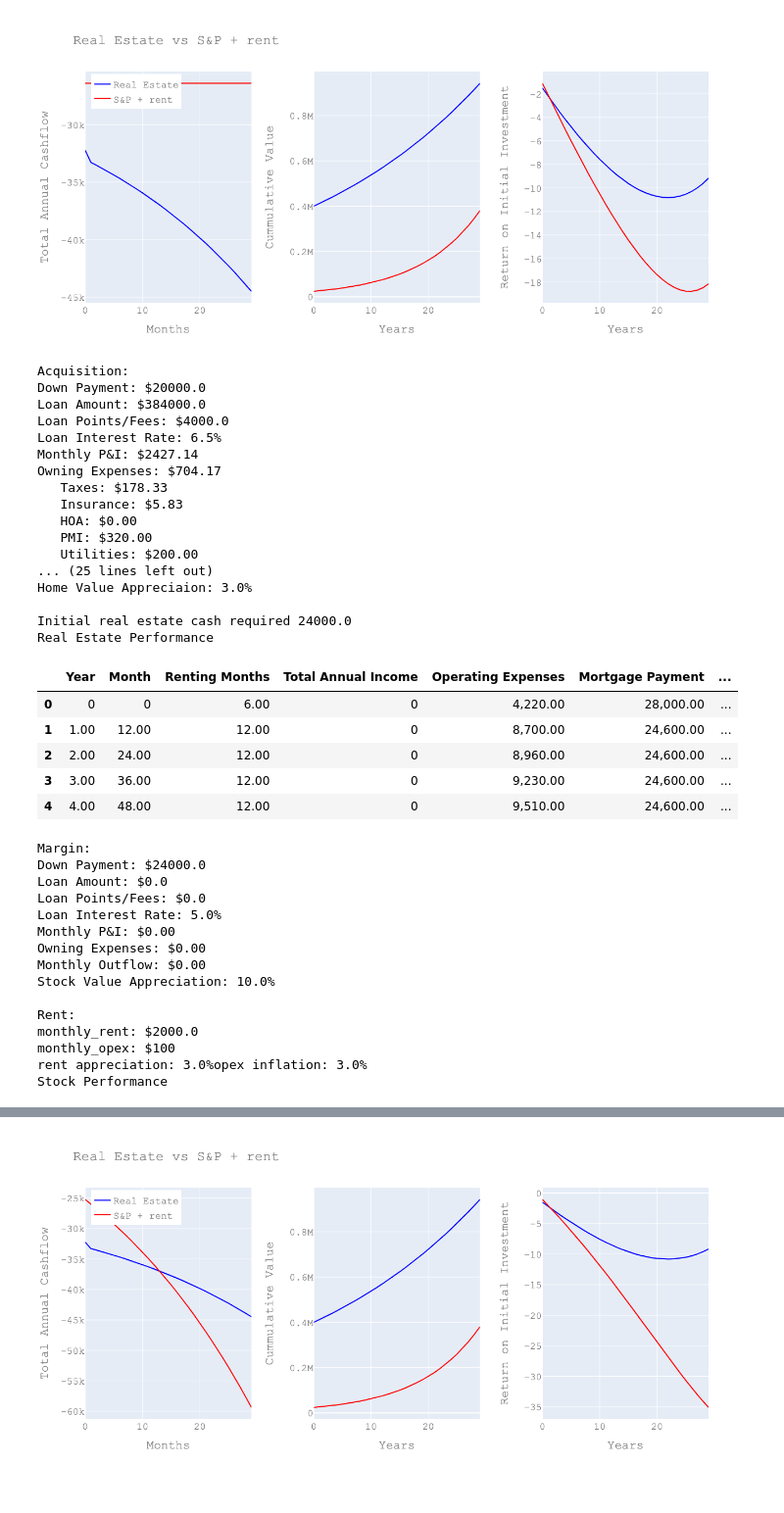
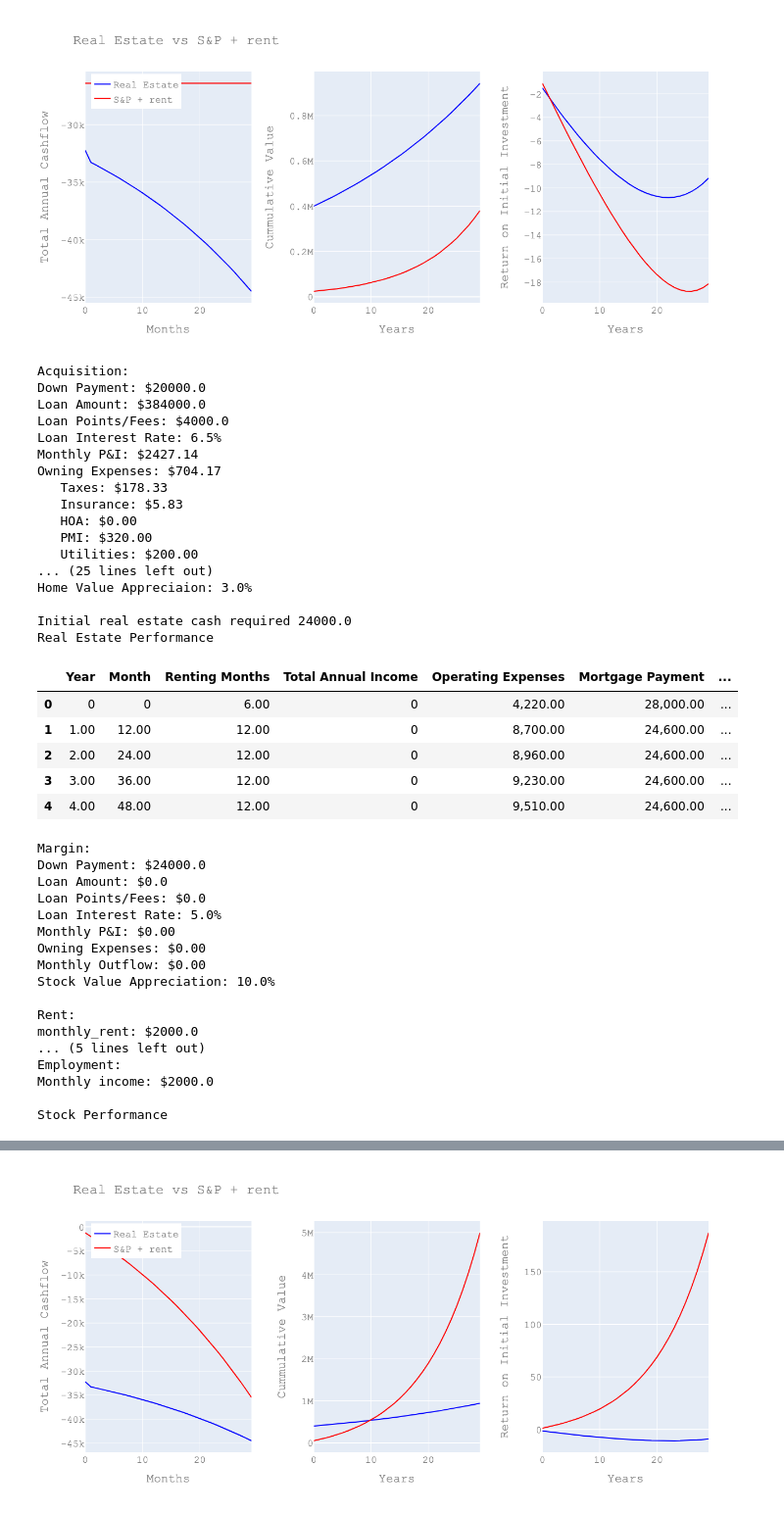
Before and after one commit to RupertDodkins/real_estate, a Jupyter notebook: scripts/mutliplot_view.ipynb, the cells around one changed output, grey strips where cells are left out. Shown at 98% size. Saved outputs shown, nothing was run; the diff lists cells and outputs as text; code cells hidden in the pictures.

Commit message:
monthly contributions to stock

```diff
--- a/scripts/mutliplot_view.ipynb
+++ b/scripts/mutliplot_view.ipynb
@@ -528,6 +528,8 @@ realestate_df, stocks_df, meta = property_performance(
     value_appreciation=0.03,
     margin_multiplier=1,
     monthly_rent_income=0.,
+    rent_appreciation=0.03,
+    job_monthly_cashflow=0,
     title='S&P Vs Real Estate',
 )
 # %% [output]
@@ -566,6 +568,8 @@ Stock Value Appreciation: 10.0%
 
 Rent:
 monthly_rent: $2000.0
-monthly_opex: $100
-rent appreciation: 3.0%opex inflation: 3.0%
+... (5 lines left out)
+Employment:
+Monthly income: $2000.0
+
 Stock Performance
@@ -579 +583 @@ Stock Performance
-[figure, old version]
+[figure, new version]
```
Also changed, not shown: parts of 17 cells of this notebook, 3 other files.
